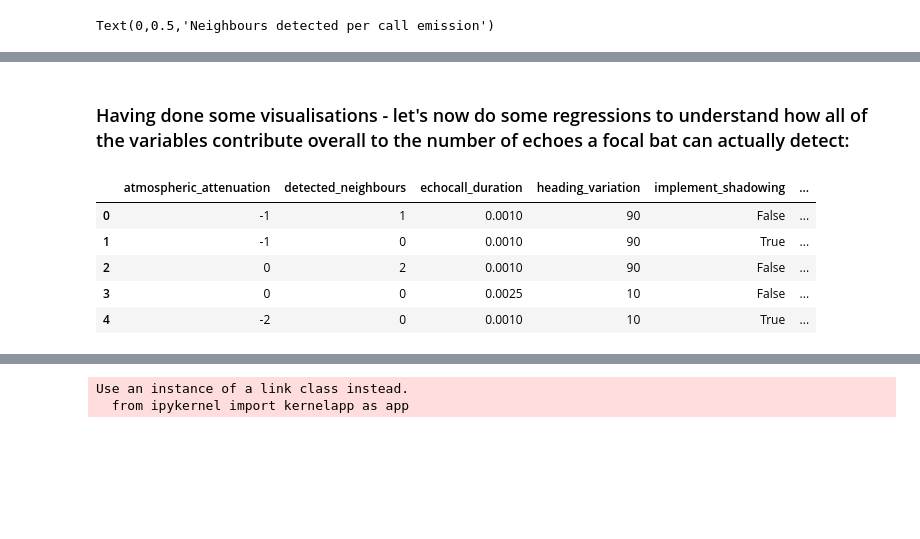
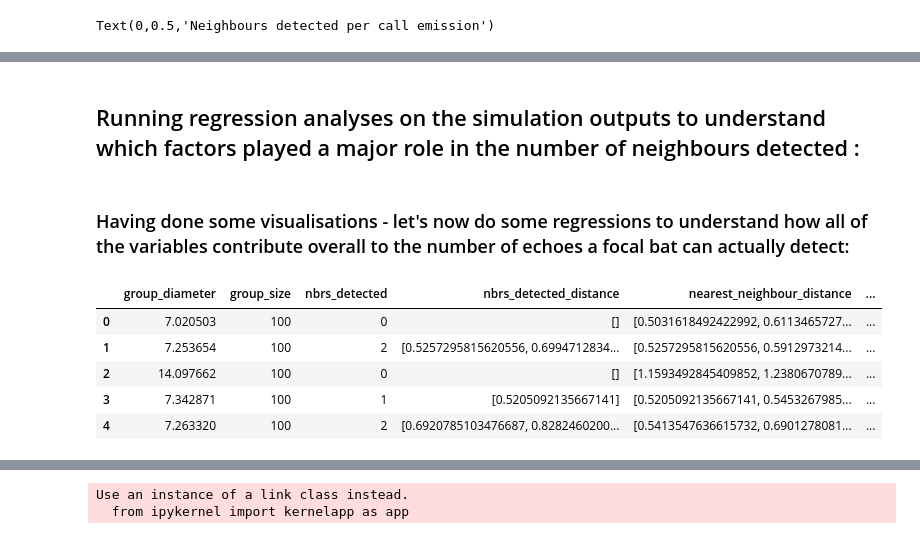
Before and after one commit to thejasvibr/the_cocktail_party_nightmare, a Jupyter notebook: analysis/Exploring the multivariable simulation outputs.ipynb, the cells around one changed output, grey strips where cells are left out. Drawn from its saved outputs; the diff is of its cells as text; code cells hidden in the pictures; blank space fills up the shorter version.

Commit message:
latest clean workflow of *all* simulation run data from every parameter set + the HTML of the final notebook

```diff
--- a/analysis/Exploring the multivariable simulation outputs.ipynb
+++ b/analysis/Exploring the multivariable simulation outputs.ipynb
@@ -229,0 +319,2 @@ param_sets, counts = np.unique(all_run_data['param_id'], return_counts=True)
+# %%
+data_stores_in_folder = glob.glob('*.h5')
@@ -229,0 +325,5 @@ param_sets, counts = np.unique(all_run_data['param_id'], return_counts=True)
+# %%
+#load the saved data
+data_load = pd.HDFStore(data_stores_in_folder[0])
+simulation_data = data_load['simulation_data']
+data_load.close()
@@ -340,14 +568,16 @@ all_paramids[best_paramset]
+# %% [markdown]
+## Running regression analyses on the simulation outputs to understand which factors played a major role in the number of neighbours detected :
 # %% [markdown]
 ### Having done some visualisations - let's now do some regressions to understand how all of the variables contribute overall to the number of echoes a focal bat can actually detect:
 # %%
 import statsmodels.api as sm
 import statsmodels.formula.api as smf
 # %%
-all_run_data.head()
+simulation_data.head()
 # %% [output]
-|  | atmospheric_attenuation | detected_neighbours | echocall_duration | heading_variation | implement_shadowing | ... |
-| 0 | -1 | 1 | 0.0010 | 90 | False | ... |
-| 1 | -1 | 0 | 0.0010 | 90 | True | ... |
-| 2 | 0 | 2 | 0.0010 | 90 | False | ... |
-| 3 | 0 | 0 | 0.0025 | 10 | False | ... |
-| 4 | -2 | 0 | 0.0010 | 10 | True | ... |
+|  | group_diameter | group_size | nbrs_detected | nbrs_detected_distance | nearest_neighbour_distance | ... |
+| 0 | 7.020503 | 100 | 0 | [] | [0.5031618492422992, 0.6113465727... | ... |
+| 1 | 7.253654 | 100 | 2 | [0.5257295815620556, 0.6994712834... | [0.5257295815620556, 0.5912973214... | ... |
+| 2 | 14.097662 | 100 | 0 | [] | [1.1593492845409852, 1.2380670789... | ... |
+| 3 | 7.342871 | 100 | 1 | [0.5205092135667141] | [0.5205092135667141, 0.5453267985... | ... |
+| 4 | 7.263320 | 100 | 2 | [0.6920785103476687, 0.8282460200... | [0.5413547636615732, 0.6901278081... | ... |
```
Also changed, not shown: parts of 141 cells of this notebook, 1 other file.
